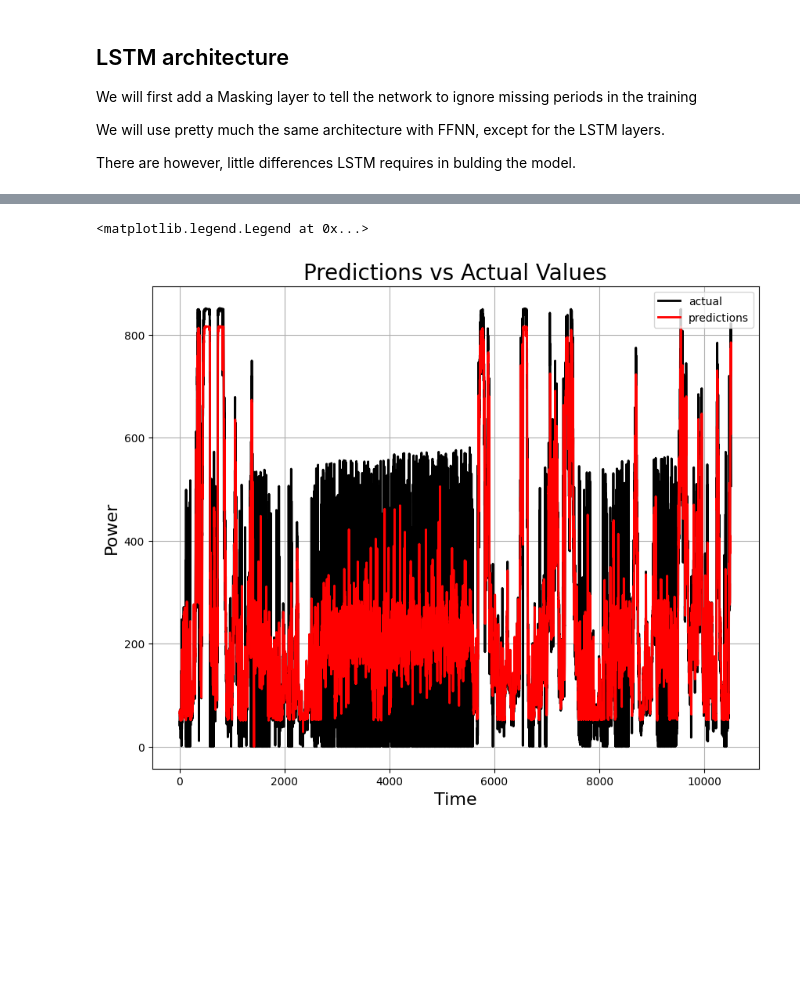
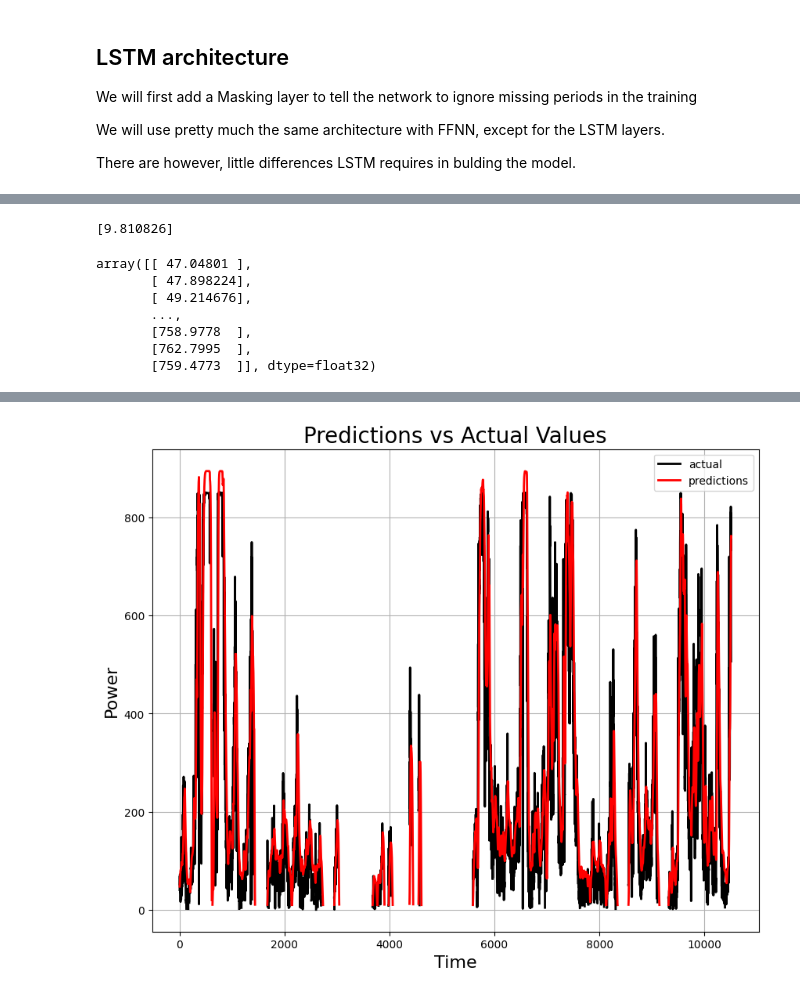
Before and after one commit to Brizzum/Final-project, a Jupyter notebook: UnivariateModel.ipynb, the cells around one changed output, grey strips where cells are left out. Saved outputs shown, nothing was run; the diff lists cells and outputs as text; code cells hidden in the pictures; blank space fills up the shorter version.

```diff
--- a/UnivariateModel.ipynb
+++ b/UnivariateModel.ipynb
@@ -312,0 +372,4 @@ plt.legend()
+# %%
+# Fit a new scaler on the single feature you're predicting
+scaler_single = MinMaxScaler()
+scaler_single.fit(train_Y.reshape(-1, 1))  # Reshape to 2D array
@@ -312,0 +378,8 @@ plt.legend()
+# %%
+# Make predictions and plot them against the actual values
+predictions = model.predict(test_X)
+
+#predictions = scalery.inverse_transform(predictions)
+predictions = scaler_single.inverse_transform(predictions)
+
+test_Y = scalery.inverse_transform(test_Y)
@@ -312,0 +388,4 @@ plt.legend()
+# %%
+test_Y[test_Y == NanGetRid] = np.nan
+test_Y[test_Y > 1000] = np.nan
+test_Y
@@ -313,12 +400,24 @@ plt.legend()
+# %%
+from scipy import stats
+mode = stats.mode(predictions)
+print(mode.mode[0])
+predictions[predictions == mode.mode[0]] = np.nan
+predictions
+# %% [output]
+[9.810826]
+array([[ 47.04801 ],
+       [ 47.898224],
+       [ 49.214676],
+       ...,
+       [758.9778  ],
+       [762.7995  ],
+       [759.4773  ]], dtype=float32)
 # %%
-# Make predictions and plot them against the actual values
-predictions = model.predict(test_X)
-predictions = scaler.inverse_transform(predictions)
-test_Y = scaler.inverse_transform(test_Y)
+
 # plot the predictions
 plt.figure(figsize=(10,8))
 
-plt.plot(test_Y, 'k', label='actual', linewidth=2)
+plt.plot(test_Y[:,-1], 'k', label='actual', linewidth=2)
 plt.plot(predictions,'-r', label='predictions', linewidth=2)
 plt.grid(True)
 
@@ -332,2 +431 @@ plt.legend()
-<matplotlib.legend.Legend at 0x...>
-[figure, old version]
+[figure, new version]
```
Also changed, not shown: parts of 25 cells of this notebook.
